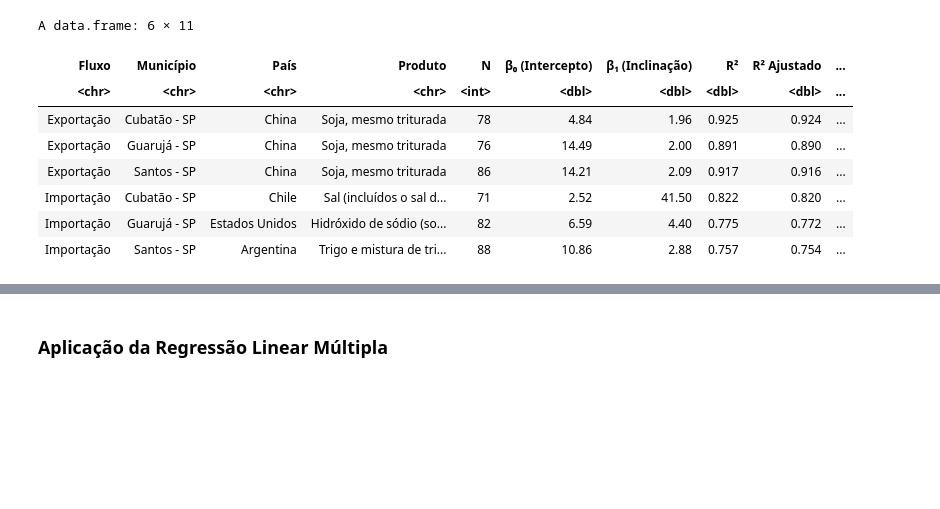
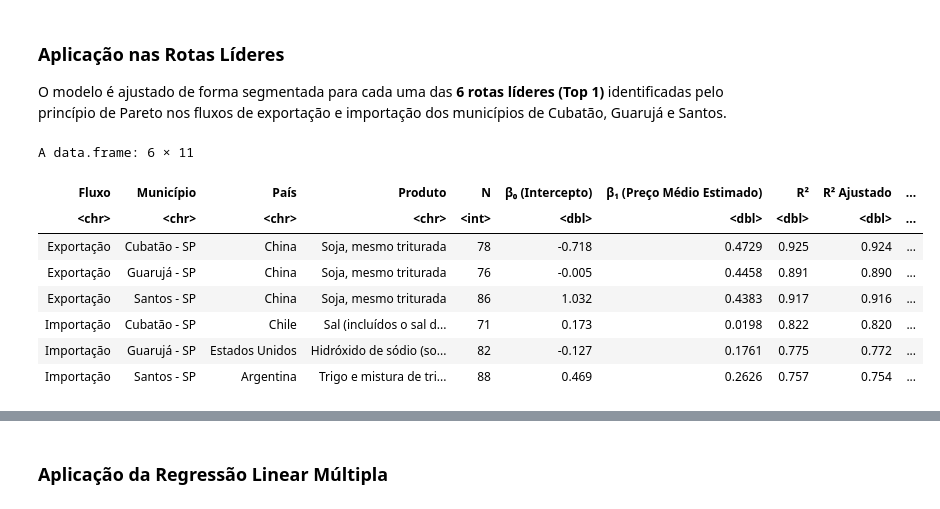
Before and after one commit to flaalevia15-gif/comex-aprendizado-estatistico_R, a Jupyter notebook: notebooks/04_regressao_linear.ipynb, the cells around one changed output, grey strips where cells are left out. Drawn from its saved outputs; the diff is of its cells as text; code cells hidden in the pictures; blank space fills up the shorter version.

```diff
--- a/notebooks/04_regressao_linear.ipynb
+++ b/notebooks/04_regressao_linear.ipynb
@@ -72,24 +67,29 @@ $$Volume_t = \beta_0 + \beta_1 \cdot \text{Valor\_FOB}_t + \varepsilon_t$$
+# %% [markdown]
+### Aplicação nas Rotas Líderes
+O modelo é ajustado de forma segmentada para cada uma das **6 rotas líderes (Top 1)** identificadas pelo princípio de Pareto nos fluxos de exportação e importação dos municípios de Cubatão, Guarujá e Santos.
 # %%
 # Ajuste dos modelos OLS simples para todas as rotas líderes
-regressao_rotas <- ajustar_regressao_top1_rotas(df_sazonal_lideres)
+regressao_simples <- ajustar_regressao_top1_rotas(df_sazonal_lideres)
 
 # Exibição das métricas consolidadas
-regressao_rotas$metricas |>
+regressao_simples$metricas |>
   mutate(`Descrição Curta` = str_trunc(`Descrição SH4`, 25)) |>
   select(
     Fluxo, Município, País, `Produto` = `Descrição Curta`,
-    N, `β₀ (Intercepto)` = Intercepto_b0, `β₁ (Inclinação)` = Inclinacao_b1,
-    `R²` = R2, `R² Ajustado` = R2_Ajustado, `RMSE (k ton)` = RMSE_Mil_Ton, `p-valor` = p_valor
+    N, `β₀ (Intercepto)` = Intercepto_b0,
+    `β₁ (Preço Médio Estimado)` = Inclinacao_b1_preco_medio,
+    `R²` = R2, `R² Ajustado` = R2_Ajustado,
+    `RMSE (M$ FOB)` = RMSE_Milhoes_FOB, `p-valor` = p_valor
   ) |>
   as.data.frame()
 # %% [output]
 A data.frame: 6 × 11
-| Fluxo | Município | País | Produto | N | β₀ (Intercepto) | β₁ (Inclinação) | R² | R² Ajustado | ... |
+| Fluxo | Município | País | Produto | N | β₀ (Intercepto) | β₁ (Preço Médio Estimado) | R² | R² Ajustado | ... |
 | <chr> | <chr> | <chr> | <chr> | <int> | <dbl> | <dbl> | <dbl> | <dbl> | ... |
-| Exportação | Cubatão - SP | China | Soja, mesmo triturada | 78 | 4.84 | 1.96 | 0.925 | 0.924 | ... |
-| Exportação | Guarujá - SP | China | Soja, mesmo triturada | 76 | 14.49 | 2.00 | 0.891 | 0.890 | ... |
-| Exportação | Santos - SP | China | Soja, mesmo triturada | 86 | 14.21 | 2.09 | 0.917 | 0.916 | ... |
-| Importação | Cubatão - SP | Chile | Sal (incluídos o sal d... | 71 | 2.52 | 41.50 | 0.822 | 0.820 | ... |
-| Importação | Guarujá - SP | Estados Unidos | Hidróxido de sódio (so... | 82 | 6.59 | 4.40 | 0.775 | 0.772 | ... |
-| Importação | Santos - SP | Argentina | Trigo e mistura de tri... | 88 | 10.86 | 2.88 | 0.757 | 0.754 | ... |
+| Exportação | Cubatão - SP | China | Soja, mesmo triturada | 78 | -0.718 | 0.4729 | 0.925 | 0.924 | ... |
+| Exportação | Guarujá - SP | China | Soja, mesmo triturada | 76 | -0.005 | 0.4458 | 0.891 | 0.890 | ... |
+| Exportação | Santos - SP | China | Soja, mesmo triturada | 86 | 1.032 | 0.4383 | 0.917 | 0.916 | ... |
+| Importação | Cubatão - SP | Chile | Sal (incluídos o sal d... | 71 | 0.173 | 0.0198 | 0.822 | 0.820 | ... |
+| Importação | Guarujá - SP | Estados Unidos | Hidróxido de sódio (so... | 82 | -0.127 | 0.1761 | 0.775 | 0.772 | ... |
+| Importação | Santos - SP | Argentina | Trigo e mistura de tri... | 88 | 0.469 | 0.2626 | 0.757 | 0.754 | ... |
 # %%
```
Also changed, not shown: parts of 28 cells of this notebook, 10 other files.
